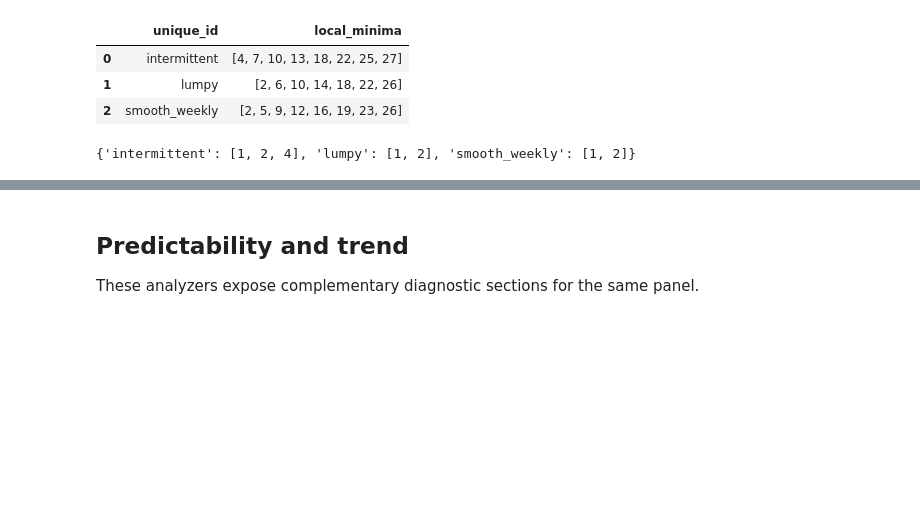
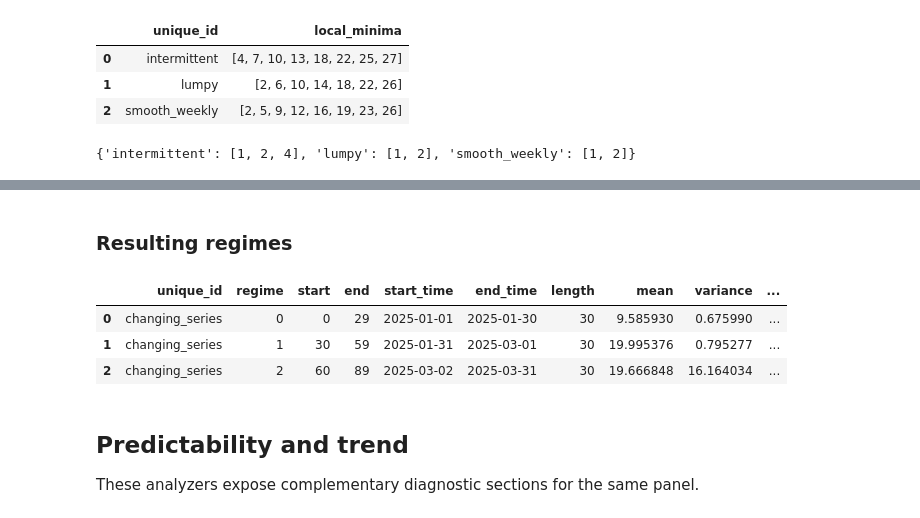
Before and after one commit to heylucasleao/tinyshift, a Jupyter notebook: tinyshift/examples/diagnostic.ipynb, the cells around one changed output, grey strips where cells are left out. Cells and saved outputs as stored; diff of their text form; code cells hidden in the pictures; blank space fills up the shorter version.

```diff
--- a/tinyshift/examples/diagnostic.ipynb
+++ b/tinyshift/examples/diagnostic.ipynb
@@ -142,3 +204,12 @@ pami.lags(mode="short", short=2, fallback=1)
+# %% [markdown]
+### Resulting regimes
+# %%
+stability.regimes()
+# %% [output]
+|  | unique_id | regime | start | end | start_time | end_time | length | mean | variance | ... |
+| 0 | changing_series | 0 | 0 | 29 | 2025-01-01 | 2025-01-30 | 30 | 9.585930 | 0.675990 | ... |
+| 1 | changing_series | 1 | 30 | 59 | 2025-01-31 | 2025-03-01 | 30 | 19.995376 | 0.795277 | ... |
+| 2 | changing_series | 2 | 60 | 89 | 2025-03-02 | 2025-03-31 | 30 | 19.666848 | 16.164034 | ... |
 # %% [markdown]
 ## Predictability and trend
 
```
Also changed, not shown: parts of 9 cells of this notebook, 7 other files.
